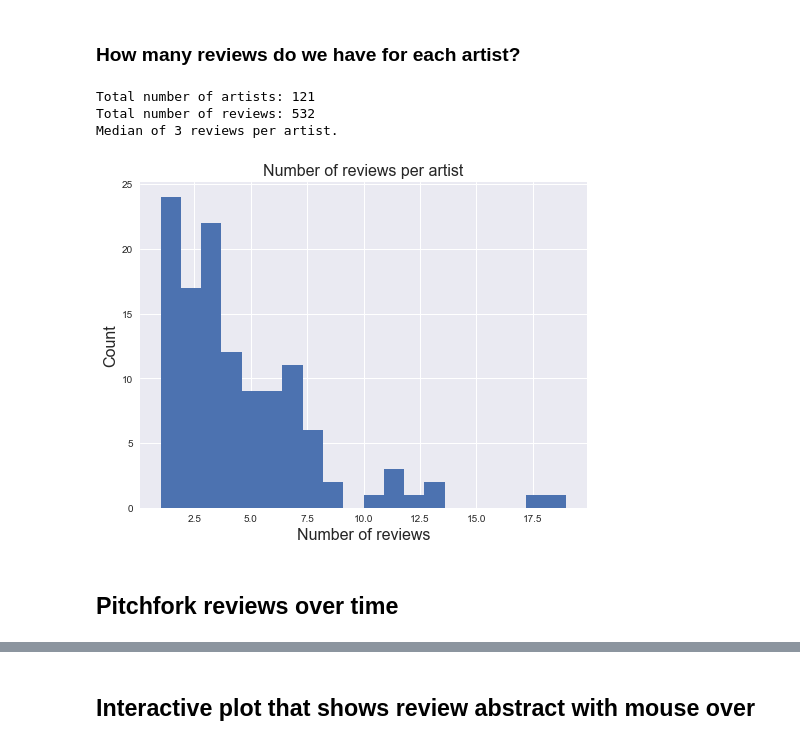
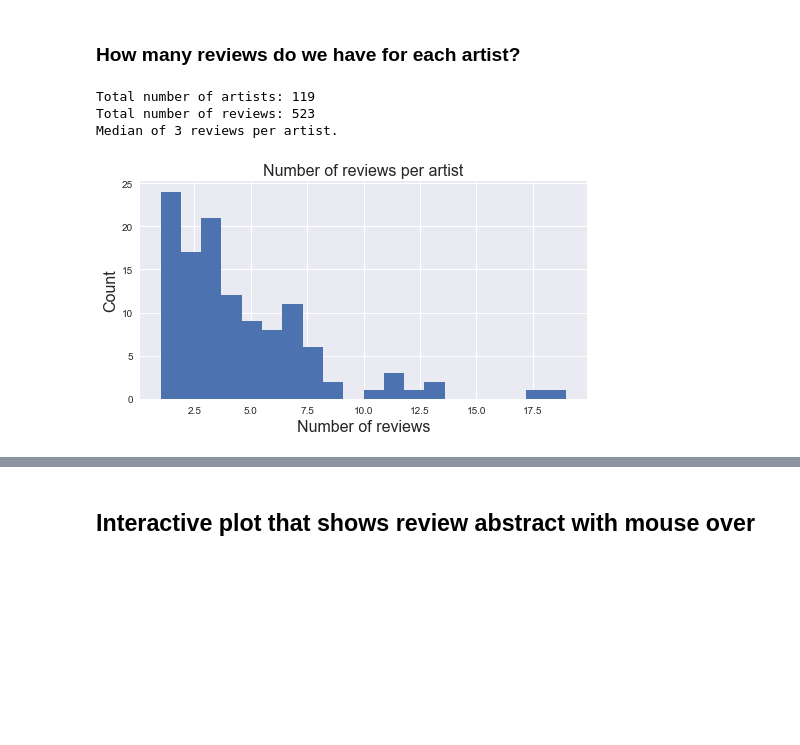
Before and after one commit to johnwmillr/pitchfork_reviews_and_lyrics, a Jupyter notebook: analysis.ipynb, the cells around one changed output, grey strips where cells are left out. Cells and saved outputs as stored; diff of their text form; code cells hidden in the pictures; blank space fills up the shorter version.

Commit message:
Replace plots with pandas and seaborn approach

```diff
--- a/analysis.ipynb
+++ b/analysis.ipynb
@@ -13,11 +14,15 @@ import os
 FS = 16 # fontsize
 %matplotlib inline
 plt.style.use('seaborn')
+# %%
+# Change the default Seaborn parameters
+sns.set_context("notebook", font_scale=2, rc={"font.size":10, "axes.labelsize":25})
 # %% [markdown]
 ### Load the Pitchfork reviews and song lyrics
 # %%
 # Pitchfork album reviews
 reviews = pd.read_json('./data/pitchfork_reviews_matched.json')
+reviews = reviews[reviews.gender != 'multiple']
 reviews = reviews[['artist', 'album', 'year', 'genre',
                    'gender', 'score', 'best_new_music',
                    'abstract', 'editorial', 'label', 'url', 'cover']]
@@ -47,19 +55,17 @@ artists = reviews.groupby('artist')
 # %%
 print("Total number of artists: {}".format(len(artists)))
 print("Total number of reviews: {}".format(len(reviews)))
 print("Median of {:1.0f} reviews per artist.".format(np.median(artists.count())))
 
 # Histogram of the number of reviews per artist
-fig, ax = plt.subplots(figsize=(8,6))
+fig, ax = plt.subplots(figsize=(8,4))
 ax.hist(artists.count()['album'], 20)
 ax.set_xlabel("Number of reviews", fontsize=FS)
 ax.set_ylabel("Count", fontsize=FS)
 ax.set_title("Number of reviews per artist", fontsize=FS)
 plt.show()
 # %% [output]
-Total number of artists: 121
-Total number of reviews: 532
+Total number of artists: 119
+Total number of reviews: 523
 Median of 3 reviews per artist.
-[figure, old version]
+[figure, new version]
-# %% [markdown]
-## Pitchfork reviews over time
```
Also changed, not shown: parts of 22 cells of this notebook.
